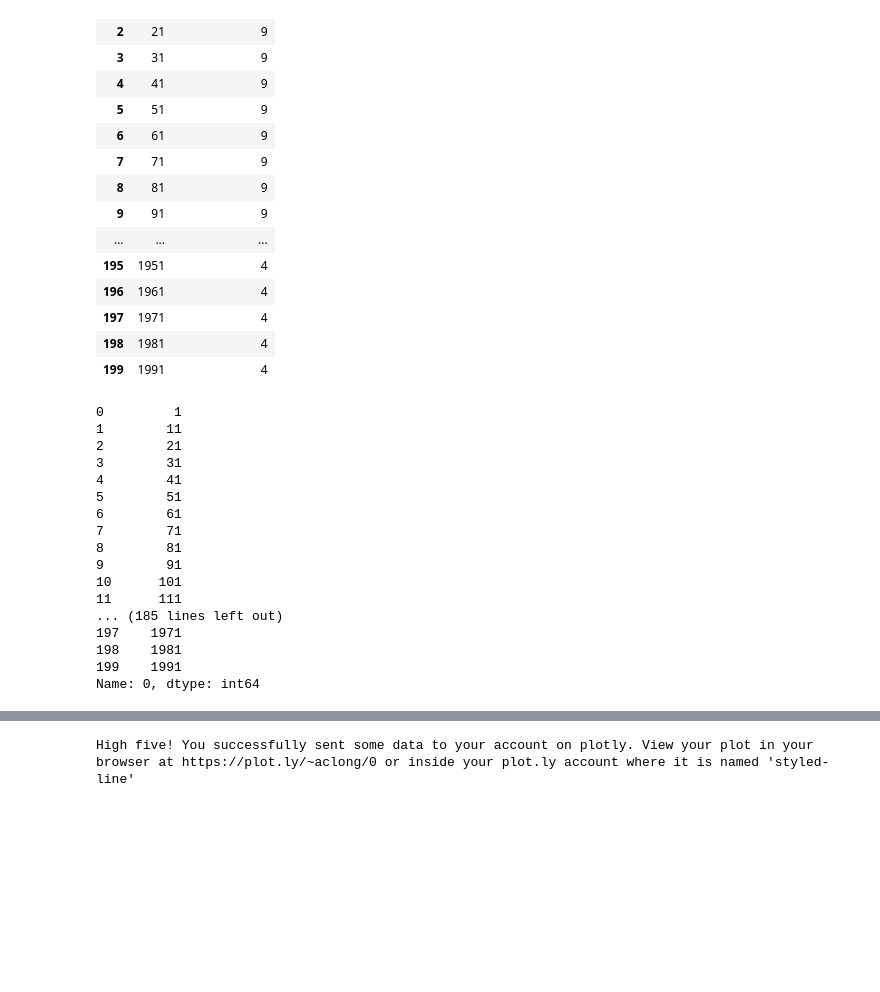
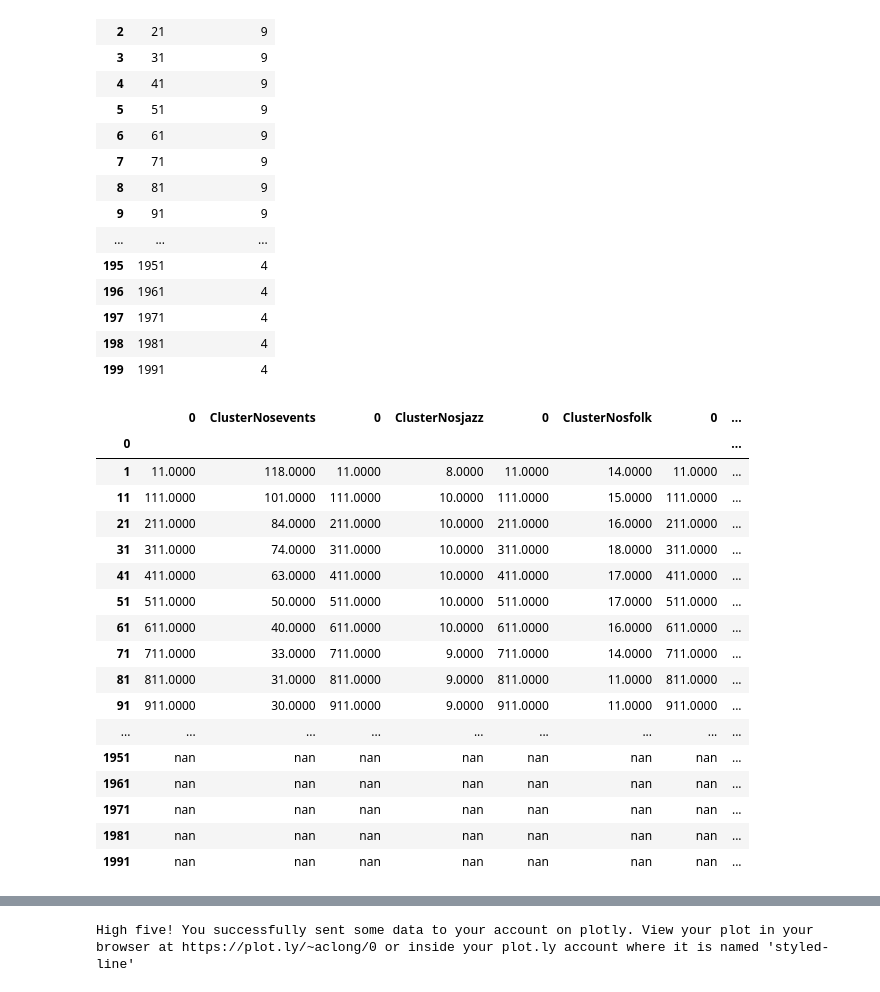
Before and after one commit to CityBlender/data-analysis, a Jupyter notebook: 02_Notebooks/Jays/DB_SCAN_V03.ipynb, the cells around one changed output, grey strips where cells are left out. Cells and saved outputs as stored; diff of their text form; code cells hidden in the pictures; blank space fills up the shorter version.

```diff
--- a/02_Notebooks/Jays/DB_SCAN_V03.ipynb
+++ b/02_Notebooks/Jays/DB_SCAN_V03.ipynb
@@ -380,30 +390,34 @@ epsDFclassical = eps_df_genre(db = classical, colName = "ClusterNosclassical")
+# %%
+reggae =  genre_df_compiler('rock', db = londonEventsdfNoNan)
+reggae.reset_index(inplace = True)
+epsDFreggae = eps_df_genre(db = reggae, colName = "ClusterNosreggae")
 # %%
 grime =  genre_df_compiler('grime', db = londonEventsdfNoNan)
 grime.reset_index(inplace = True)
+epsDFgrime = eps_df_genre(db = grime, colName = "ClusterNosgrime")
-# %%
-epsDFgrime = eps_df_genre(db = grime, colName = "grime")
 # %%
-epsDFall = pd.concat([epsDFevents, epsDFjazz, epsDFfolk, epsDFclassical, epsDFgrime], axis=1, join_axes=[epsDFevents[0]])
+epsDFall = pd.concat([epsDFevents, epsDFjazz, epsDFfolk, epsDFclassical, epsDFgrime, epsDFreggae, epsDFrock, epsDFhouse, epsDFindie], axis=1, join_axes=[epsDFevents[0]])
 # %%
-epsDFall[0]
+epsDFall
 # %% [output]
-0         1
-1        11
-2        21
-3        31
-4        41
-5        51
-6        61
-7        71
-8        81
-9        91
-10      101
-11      111
-... (185 lines left out)
-197    1971
-198    1981
-199    1991
-Name: 0, dtype: int64
+|  | 0 | ClusterNosevents | 0 | ClusterNosjazz | 0 | ClusterNosfolk | 0 | ... |
+| 0 |  |  |  |  |  |  |  | ... |
+| 1 | 11.0000 | 118.0000 | 11.0000 | 8.0000 | 11.0000 | 14.0000 | 11.0000 | ... |
+| 11 | 111.0000 | 101.0000 | 111.0000 | 10.0000 | 111.0000 | 15.0000 | 111.0000 | ... |
+| 21 | 211.0000 | 84.0000 | 211.0000 | 10.0000 | 211.0000 | 16.0000 | 211.0000 | ... |
+| 31 | 311.0000 | 74.0000 | 311.0000 | 10.0000 | 311.0000 | 18.0000 | 311.0000 | ... |
+| 41 | 411.0000 | 63.0000 | 411.0000 | 10.0000 | 411.0000 | 17.0000 | 411.0000 | ... |
+| 51 | 511.0000 | 50.0000 | 511.0000 | 10.0000 | 511.0000 | 17.0000 | 511.0000 | ... |
+| 61 | 611.0000 | 40.0000 | 611.0000 | 10.0000 | 611.0000 | 16.0000 | 611.0000 | ... |
+| 71 | 711.0000 | 33.0000 | 711.0000 | 9.0000 | 711.0000 | 14.0000 | 711.0000 | ... |
+| 81 | 811.0000 | 31.0000 | 811.0000 | 9.0000 | 811.0000 | 11.0000 | 811.0000 | ... |
+| 91 | 911.0000 | 30.0000 | 911.0000 | 9.0000 | 911.0000 | 11.0000 | 911.0000 | ... |
+| ... | ... | ... | ... | ... | ... | ... | ... | ... |
+| 1951 | nan | nan | nan | nan | nan | nan | nan | ... |
+| 1961 | nan | nan | nan | nan | nan | nan | nan | ... |
+| 1971 | nan | nan | nan | nan | nan | nan | nan | ... |
+| 1981 | nan | nan | nan | nan | nan | nan | nan | ... |
+| 1991 | nan | nan | nan | nan | nan | nan | nan | ... |
 # %%
 epsDFall = epsDFall.loc[:,~epsDFall.columns.duplicated()]
 # %%
```
Also changed, not shown: parts of 9 cells of this notebook.
